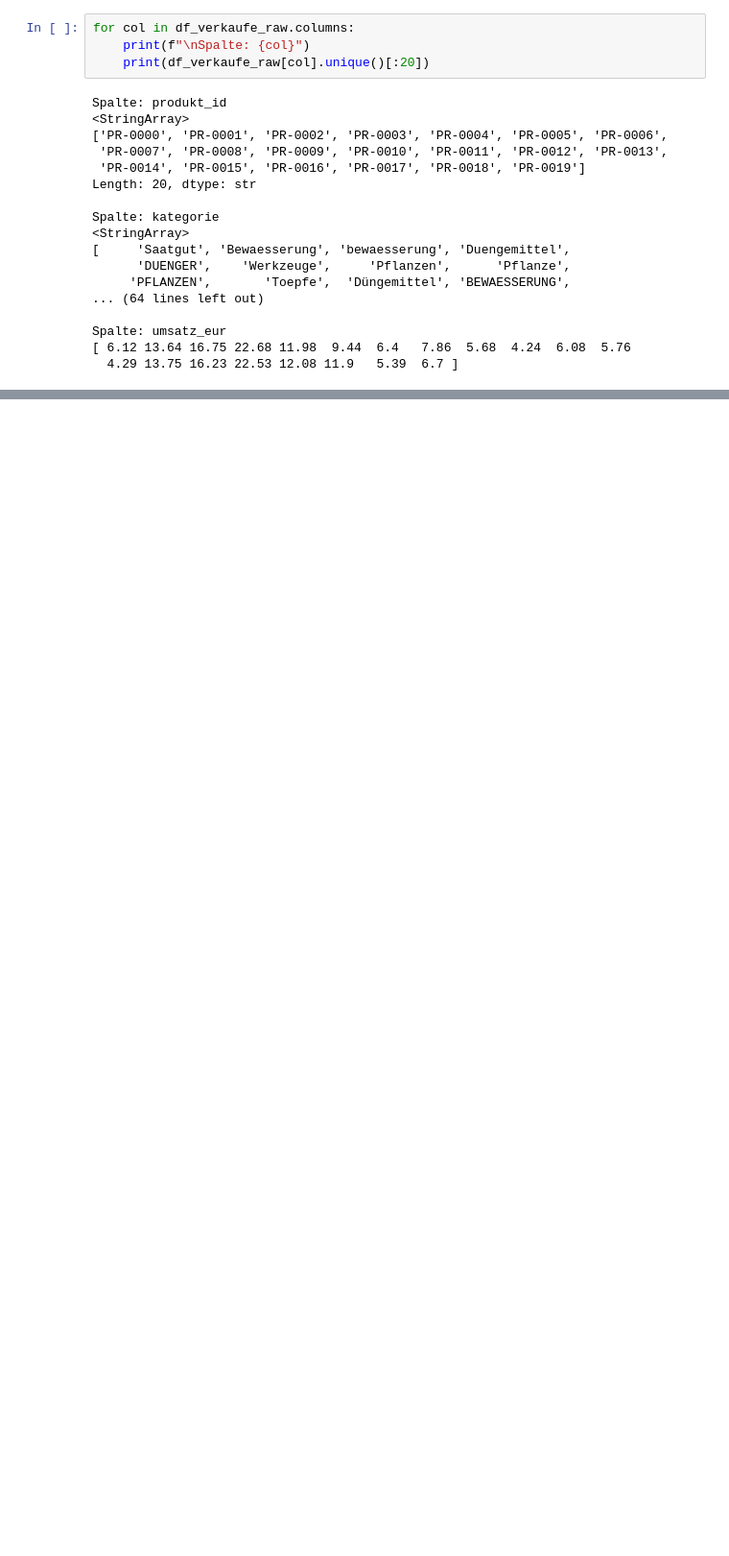
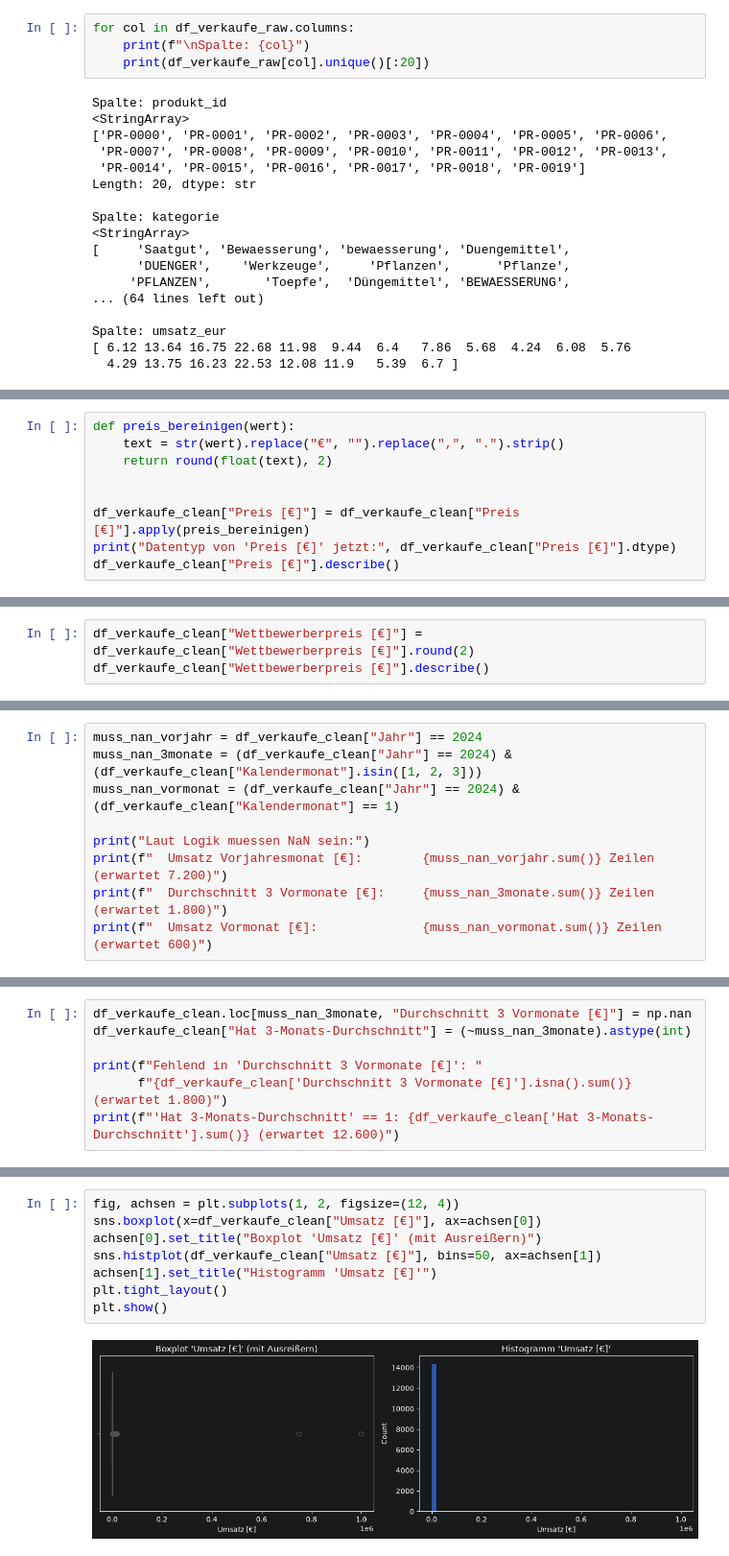
Before and after one commit to LarsPetschke/Umsatzprognose_GreenGarten_Versandhandel_GmbH, a Jupyter notebook: Umsatzprognose_GreenGarten_Versandhandel_GmbH/src/data_management.ipynb, the cells around one changed output, grey strips where cells are left out. Shown at 96% size. Saved outputs shown, nothing was run; the diff lists cells and outputs as text; blank space fills up the shorter version.

```diff
--- a/Umsatzprognose_GreenGarten_Versandhandel_GmbH/src/data_management.ipynb
+++ b/Umsatzprognose_GreenGarten_Versandhandel_GmbH/src/data_management.ipynb
@@ -626,0 +623,9 @@ inklusive Wertebereichen befindet sich in `reports/Datenbeschreibung.md`.
+# %%
+def preis_bereinigen(wert):
+    text = str(wert).replace("€", "").replace(",", ".").strip()
+    return round(float(text), 2)
+
+
+df_verkaufe_clean["Preis [€]"] = df_verkaufe_clean["Preis [€]"].apply(preis_bereinigen)
+print("Datentyp von 'Preis [€]' jetzt:", df_verkaufe_clean["Preis [€]"].dtype)
+df_verkaufe_clean["Preis [€]"].describe()
@@ -626,0 +706,3 @@ inklusive Wertebereichen befindet sich in `reports/Datenbeschreibung.md`.
+# %%
+df_verkaufe_clean["Wettbewerberpreis [€]"] = df_verkaufe_clean["Wettbewerberpreis [€]"].round(2)
+df_verkaufe_clean["Wettbewerberpreis [€]"].describe()
@@ -626,0 +769,9 @@ inklusive Wertebereichen befindet sich in `reports/Datenbeschreibung.md`.
+# %%
+muss_nan_vorjahr = df_verkaufe_clean["Jahr"] == 2024
+muss_nan_3monate = (df_verkaufe_clean["Jahr"] == 2024) & (df_verkaufe_clean["Kalendermonat"].isin([1, 2, 3]))
+muss_nan_vormonat = (df_verkaufe_clean["Jahr"] == 2024) & (df_verkaufe_clean["Kalendermonat"] == 1)
+
+print("Laut Logik muessen NaN sein:")
+print(f"  Umsatz Vorjahresmonat [€]:        {muss_nan_vorjahr.sum()} Zeilen (erwartet 7.200)")
+print(f"  Durchschnitt 3 Vormonate [€]:     {muss_nan_3monate.sum()} Zeilen (erwartet 1.800)")
+print(f"  Umsatz Vormonat [€]:              {muss_nan_vormonat.sum()} Zeilen (erwartet 600)")
@@ -626,0 +838,7 @@ inklusive Wertebereichen befindet sich in `reports/Datenbeschreibung.md`.
+# %%
+df_verkaufe_clean.loc[muss_nan_3monate, "Durchschnitt 3 Vormonate [€]"] = np.nan
+df_verkaufe_clean["Hat 3-Monats-Durchschnitt"] = (~muss_nan_3monate).astype(int)
+
+print(f"Fehlend in 'Durchschnitt 3 Vormonate [€]': "
+      f"{df_verkaufe_clean['Durchschnitt 3 Vormonate [€]'].isna().sum()} (erwartet 1.800)")
+print(f"'Hat 3-Monats-Durchschnitt' == 1: {df_verkaufe_clean['Hat 3-Monats-Durchschnitt'].sum()} (erwartet 12.600)")
@@ -626,0 +855,10 @@ inklusive Wertebereichen befindet sich in `reports/Datenbeschreibung.md`.
+# %%
+fig, achsen = plt.subplots(1, 2, figsize=(12, 4))
+sns.boxplot(x=df_verkaufe_clean["Umsatz [€]"], ax=achsen[0])
+achsen[0].set_title("Boxplot 'Umsatz [€]' (mit Ausreißern)")
+sns.histplot(df_verkaufe_clean["Umsatz [€]"], bins=50, ax=achsen[1])
+achsen[1].set_title("Histogramm 'Umsatz [€]'")
+plt.tight_layout()
+plt.show()
+# %% [output]
+[figure, added]
```
Also changed, not shown: parts of 184 cells of this notebook, 1 other file.
